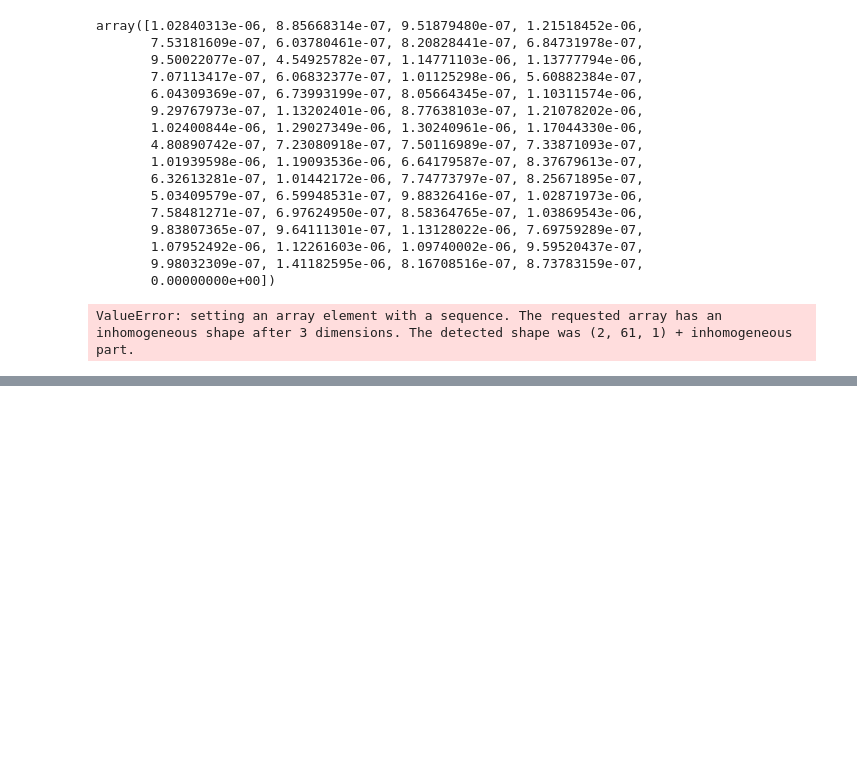
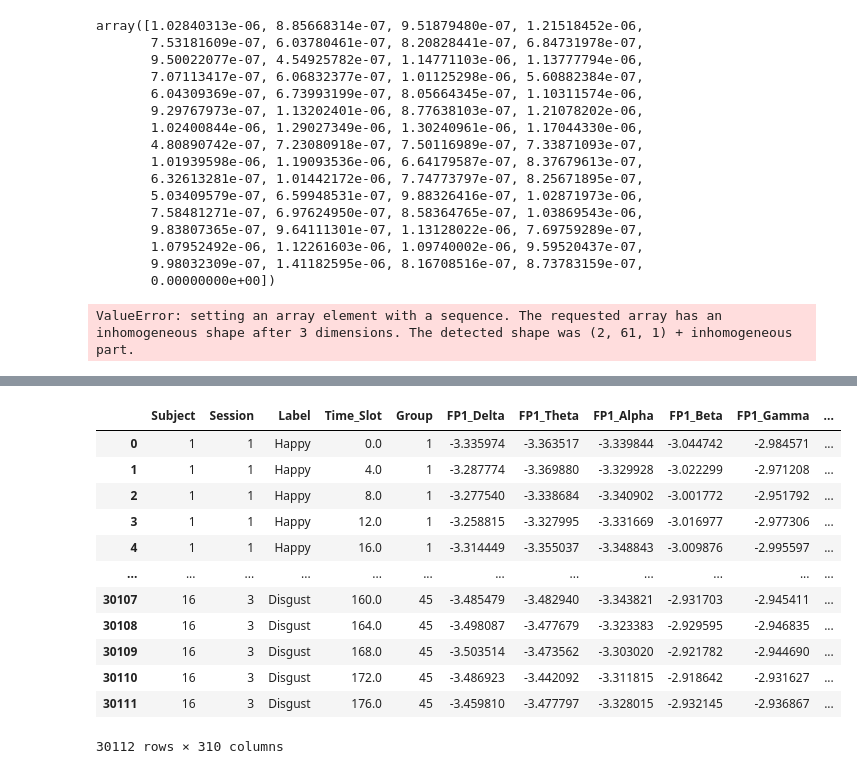
Before and after one commit to cmanna75/EEG, a Jupyter notebook: blah.ipynb, the cells around one changed output, grey strips where cells are left out. Cells and saved outputs as stored; diff of their text form; code cells hidden in the pictures; blank space fills up the shorter version.

```diff
--- a/blah.ipynb
+++ b/blah.ipynb
@@ -1202,6 +1122,0 @@ data
-# %%
-def apply_KalmanFilter(data_col):
-    kf = KalmanFilter(n_dim_obs=1)
-    kf.em(data_col, n_iter = 20) #, em_vars="all")
-    smoothed_data, ___ = kf.smooth(data_col)
-    return smoothed_data.flatten()
@@ -1257,0 +1180,3 @@ for group_name, group_data in grouped_data:
+# %%
+data = df.iloc[:,5:]
+data
@@ -1257,0 +1197,9 @@ for group_name, group_data in grouped_data:
+# %%
+def apply_KalmanFilter(data_col):
+    kf = KalmanFilter(n_dim_obs=1)
+    kf.em(data_col, n_iter = 5) #, em_vars="all")
+    smoothed_data, ___ = kf.smooth(data_col)
+    return smoothed_data.flatten()
+# %%
+smoothed_data = data.apply(apply_KalmanFilter, axis = 0)
+smoothed_data
@@ -1257,0 +1220,17 @@ for group_name, group_data in grouped_data:
+# %%
+smoothed_df = pd.concat([df.iloc[:,:5],smoothed_data],axis = 1)
+smoothed_df
+# %% [output]
+|  | Subject | Session | Label | Time_Slot | Group | FP1_Delta | FP1_Theta | FP1_Alpha | FP1_Beta | FP1_Gamma | ... |
+| 0 | 1 | 1 | Happy | 0.0 | 1 | -3.335974 | -3.363517 | -3.339844 | -3.044742 | -2.984571 | ... |
+| 1 | 1 | 1 | Happy | 4.0 | 1 | -3.287774 | -3.369880 | -3.329928 | -3.022299 | -2.971208 | ... |
+| 2 | 1 | 1 | Happy | 8.0 | 1 | -3.277540 | -3.338684 | -3.340902 | -3.001772 | -2.951792 | ... |
+| 3 | 1 | 1 | Happy | 12.0 | 1 | -3.258815 | -3.327995 | -3.331669 | -3.016977 | -2.977306 | ... |
+| 4 | 1 | 1 | Happy | 16.0 | 1 | -3.314449 | -3.355037 | -3.348843 | -3.009876 | -2.995597 | ... |
+| ... | ... | ... | ... | ... | ... | ... | ... | ... | ... | ... | ... |
+| 30107 | 16 | 3 | Disgust | 160.0 | 45 | -3.485479 | -3.482940 | -3.343821 | -2.931703 | -2.945411 | ... |
+| 30108 | 16 | 3 | Disgust | 164.0 | 45 | -3.498087 | -3.477679 | -3.323383 | -2.929595 | -2.946835 | ... |
+| 30109 | 16 | 3 | Disgust | 168.0 | 45 | -3.503514 | -3.473562 | -3.303020 | -2.921782 | -2.944690 | ... |
+| 30110 | 16 | 3 | Disgust | 172.0 | 45 | -3.486923 | -3.442092 | -3.311815 | -2.918642 | -2.931627 | ... |
+| 30111 | 16 | 3 | Disgust | 176.0 | 45 | -3.459810 | -3.477797 | -3.328015 | -2.932145 | -2.936867 | ... |
+30112 rows × 310 columns
```
Also changed, not shown: parts of 34 cells of this notebook.
